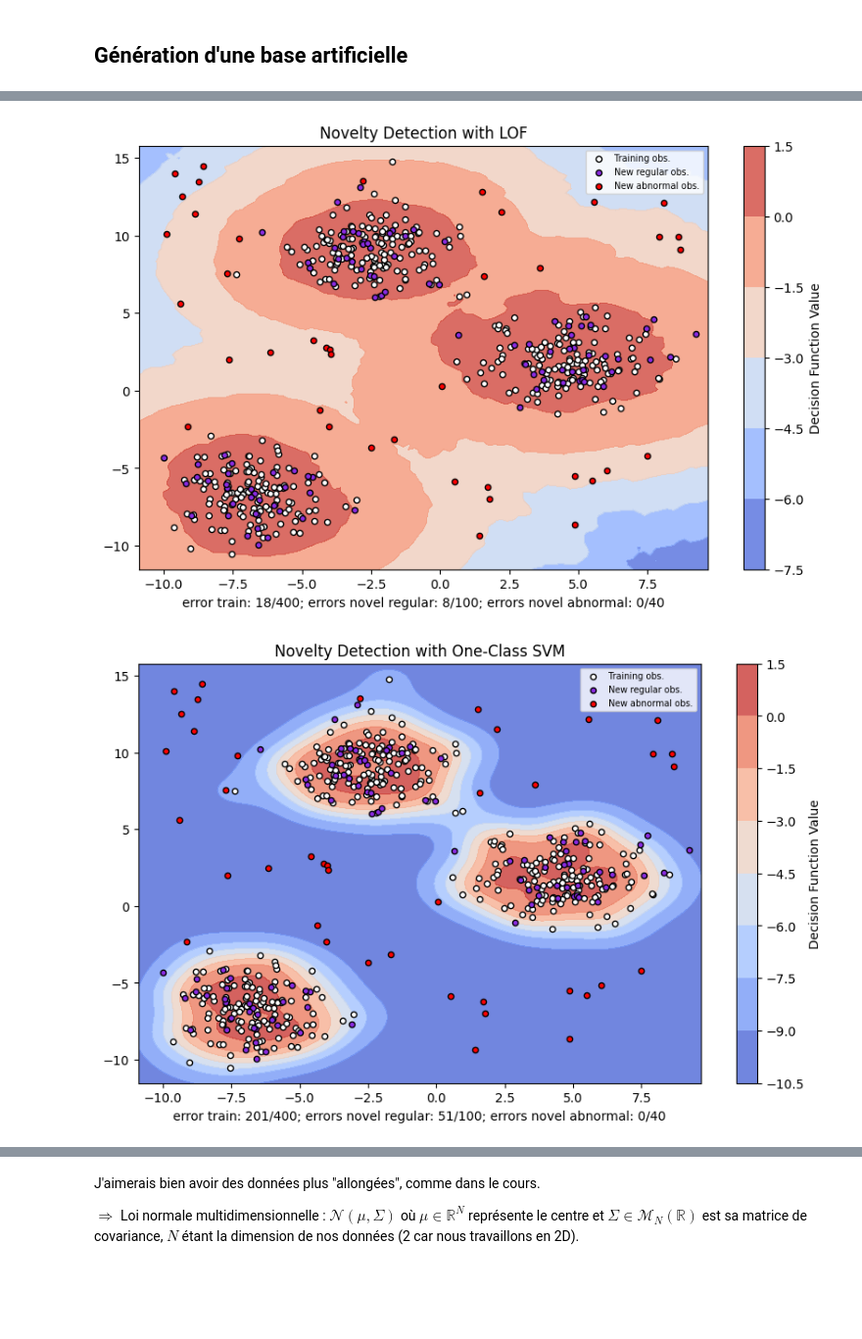
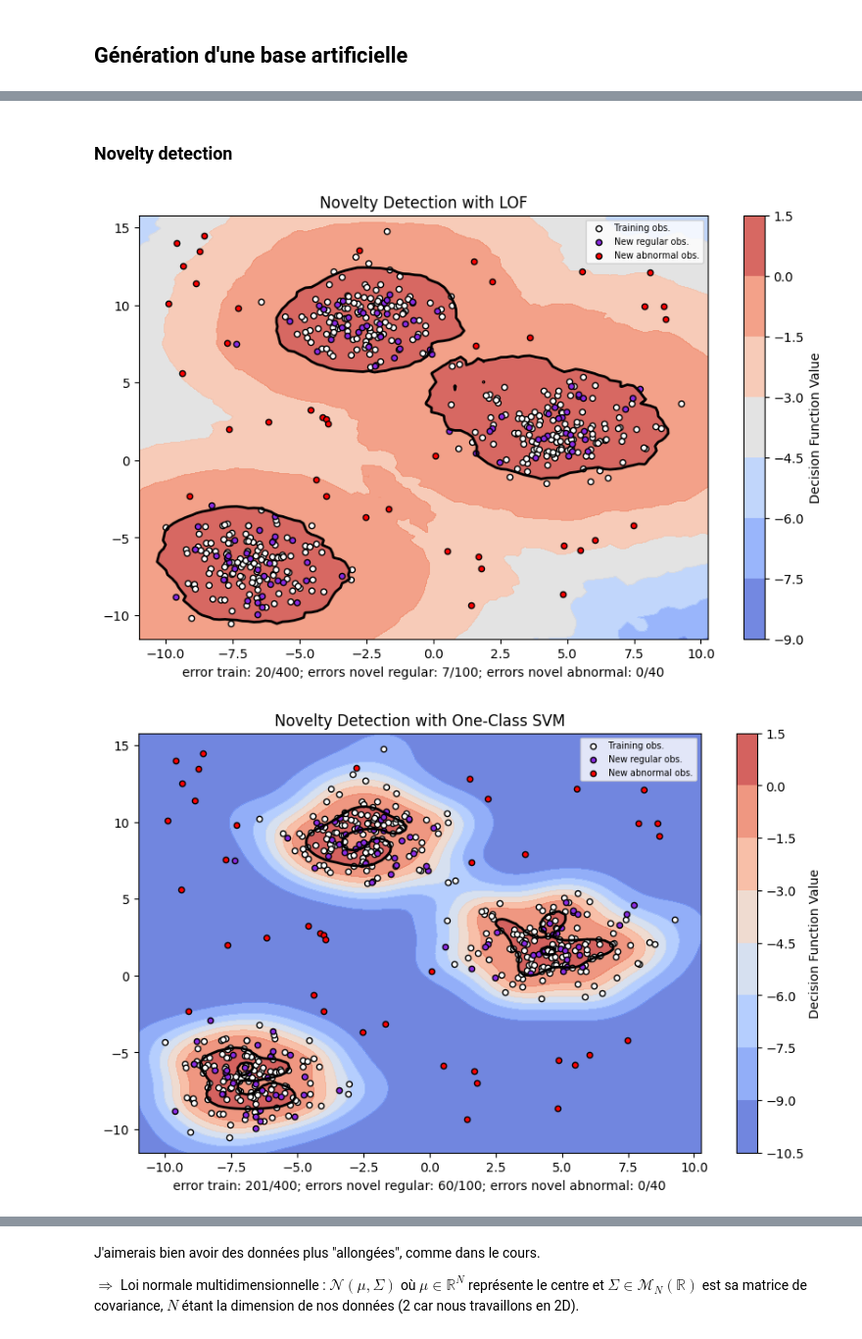
Before and after one commit to CharlesAttend/M2-DAC, a Jupyter notebook: XAI/TME/TME8/TME8.ipynb, the cells around one changed output, grey strips where cells are left out. Shown at 98% size. Drawn from its saved outputs; the diff is of its cells as text; code cells hidden in the pictures; blank space fills up the shorter version.

Commit message:
XAI/TME8: différenciation outlier/novelty detection

```diff
--- a/XAI/TME/TME8/TME8.ipynb
+++ b/XAI/TME/TME8/TME8.ipynb
@@ -31,6 +31,8 @@ def generate_blobs(
     :param random_seed: Graine aléatoire, 42 par défaut.
     :return: Un ensemble de train, de test et les outliers.
     """
+    rng = np.random.RandomState(random_seed)
+
     X, _, centers = make_blobs(
         n_samples=n_samples,
         n_features=2,
@@ -45,6 +47,7 @@ def generate_blobs(
     )
 
     # Séparer les données en ensembles d'entraînement et de test
+    rng.shuffle(X)
     n_train = int(0.8 * len(X))
     X_train = X[:n_train]
     X_test = X[n_train:]
@@ -143,0 +222,22 @@ def train_isolation_forest(
+# %%
+# Generate data
+X_train, X_test, X_outliers = generate_blobs(
+    n_samples=500, n_clusters=3, cluster_std=1.5, n_outliers=40
+)
+X = np.vstack((X_train, X_test, X_outliers))
+# Entraîner chaque modèle
+lof_clf = train_lof(X, mode=False)
+svm_clf = train_one_class_svm(X)
+iso_forest_clf = train_isolation_forest(X)
+
+# Visualize decision boundaries for each model
+plot_decision_boundary_outlier(lof_clf, X, X_outliers, "Outliers Detection with LOF")
+plot_decision_boundary_outlier(
+    svm_clf, X, X_outliers, "Outliers Detection with One-Class SVM"
+)
+plot_decision_boundary_outlier(
+    iso_forest_clf,
+    X,
+    X_outliers,
+    "Outliers Detection with Isolation Forest",
+)
@@ -144,5 +248,7 @@ def train_isolation_forest(
+# %% [markdown]
+### Novelty detection
 # %%
-def plot_decision_boundary(clf, X, X_test, X_outliers, title):
+def plot_decision_boundary_novelty(clf, X, X_test, X_outliers, title):
     """Affiche les frontières de décision d'un classifieur."""
     plt.figure(figsize=(10, 6))
 
@@ -165,6 +271,7 @@ def plot_decision_boundary(clf, X, X_test, X_outliers, title):
 
     Z = Z.reshape(xx.shape)
     contour = plt.contourf(xx, yy, Z, cmap=plt.cm.coolwarm, alpha=0.8)
+    plt.contour(xx, yy, Z, levels=[0], linewidths=2, colors="black")
     # Add a colorbar
     cbar = plt.colorbar(contour)
     cbar.set_label("Decision Function Value")
@@ -198,7 +305,7 @@ def plot_decision_boundary(clf, X, X_test, X_outliers, title):
     plt.legend(fontsize="x-small")
 
     # Statistics
-    y_pred_train = clf.predict(X_train)
+    y_pred_train = clf.predict(X)
     y_pred_test = clf.predict(X_test)
     y_pred_outliers = clf.predict(X_outliers)
     n_error_train = y_pred_train[y_pred_train == -1].size
@@ -209,7 +316,7 @@ def plot_decision_boundary(clf, X, X_test, X_outliers, title):
         "error train: %d/%d; errors novel regular: %d/%d; errors novel abnormal: %d/%d"
         % (
             n_error_train,
-            X_train.shape[0],
+            X.shape[0],
             n_error_test,
             X_test.shape[0],
             n_error_outliers,
@@ -220,28 +327,28 @@ def plot_decision_boundary(clf, X, X_test, X_outliers, title):
 # %%
 # Generate data
 X_train, X_test, X_outliers = generate_blobs(
     n_samples=500, n_clusters=3, cluster_std=1.5, n_outliers=40
 )
 
 # Entraîner chaque modèle
-lof_clf = train_lof(X_train)
+lof_clf = train_lof(X_train, mode=True)
 svm_clf = train_one_class_svm(X_train)
 iso_forest_clf = train_isolation_forest(X_train)
 
 # Visualize decision boundaries for each model
-plot_decision_boundary(
+plot_decision_boundary_novelty(
     lof_clf, X_train, X_test, X_outliers, "Novelty Detection with LOF"
 )
-plot_decision_boundary(
+plot_decision_boundary_novelty(
     svm_clf, X_train, X_test, X_outliers, "Novelty Detection with One-Class SVM"
 )
-plot_decision_boundary(
+plot_decision_boundary_novelty(
     iso_forest_clf,
     X_train,
     X_test,
     X_outliers,
     "Novelty Detection with Isolation Forest",
 )
 # %% [output]
-[figure, old version]
+[figure, new version]
-[figure, old version]
+[figure, new version]
```
Also changed, not shown: parts of 17 cells of this notebook, 1 other file.
